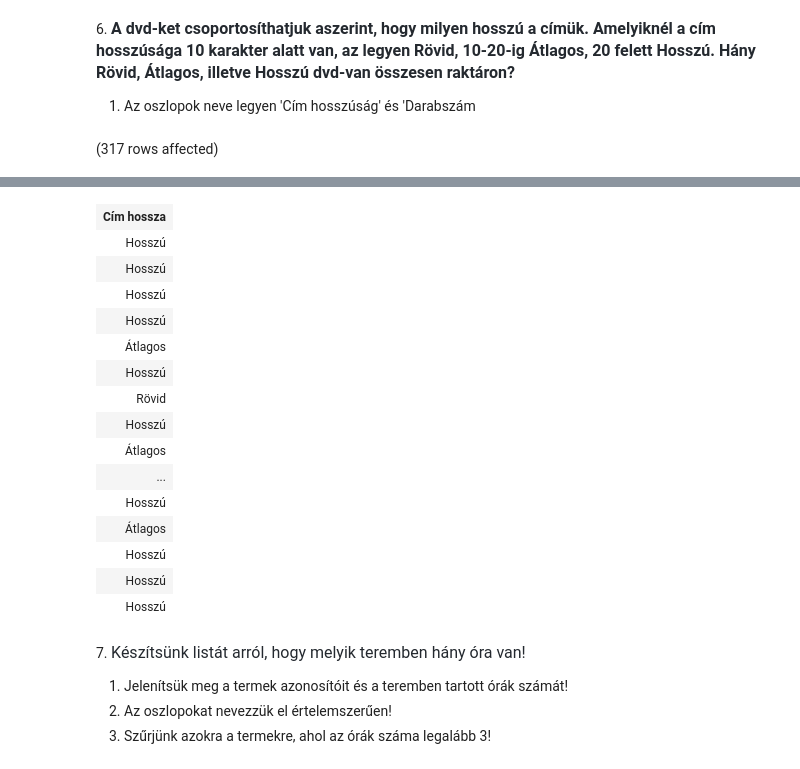
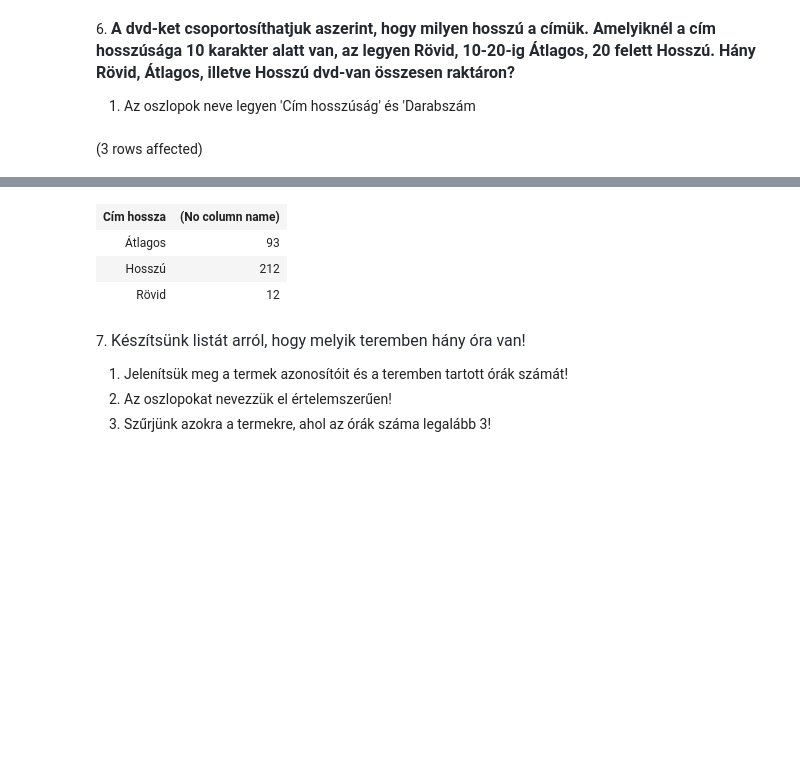
Before and after one commit to JanosZkcs/Adatbazisok_egyetem, a Jupyter notebook: gyakorlat02_feladatok .ipynb, the cells around one changed output, grey strips where cells are left out. Cells and saved outputs as stored; diff of their text form; code cells hidden in the pictures; blank space fills up the shorter version.

```diff
--- a/gyakorlat02_feladatok .ipynb
+++ b/gyakorlat02_feladatok .ipynb
@@ -140,8 +140,14 @@ SELECT  CASE
             WHEN LEN(cim) < 10 THEN 'Rövid'
             WHEN LEN(cim) > 20 THEN 'Hosszú'
             ELSE 'Átlagos'
-        END AS 'Cím hossza'
+        END AS 'Cím hossza',
+        COUNT(*) AS 'darabszám'
 FROM dvd
 WHERE cim IS NOT NULL
+GROUP BY CASE
+            WHEN LEN(cim) < 10 THEN 'Rövid'
+            WHEN LEN(cim) > 20 THEN 'Hosszú'
+            ELSE 'Átlagos'
+        END
 # %% [output]
-(317 rows affected)
+(3 rows affected)
@@ -149,19 +155,7 @@ Total execution time: 00:00:00.035
-| Cím hossza |
-| Hosszú |
-| Hosszú |
-| Hosszú |
-| Hosszú |
-| Átlagos |
-| Hosszú |
-| Rövid |
-| Hosszú |
-| Átlagos |
-| ... |
-| Hosszú |
-| Átlagos |
-| Hosszú |
-| Hosszú |
-| Hosszú |
+| Cím hossza | (No column name) |
+| Átlagos | 93 |
+| Hosszú | 212 |
+| Rövid | 12 |
 # %% [markdown]
 7. <span style="color: rgb(36, 41, 47); font-family: -apple-system, BlinkMacSystemFont, &quot;Segoe UI&quot;, Helvetica, Arial, sans-serif, &quot;Apple Color Emoji&quot;, &quot;Segoe UI Emoji&quot;; font-size: 16px;">Készítsünk listát arról, hogy melyik teremben hány óra van!</span>
 
```
Also changed, not shown: parts of 1 cell of this notebook.
